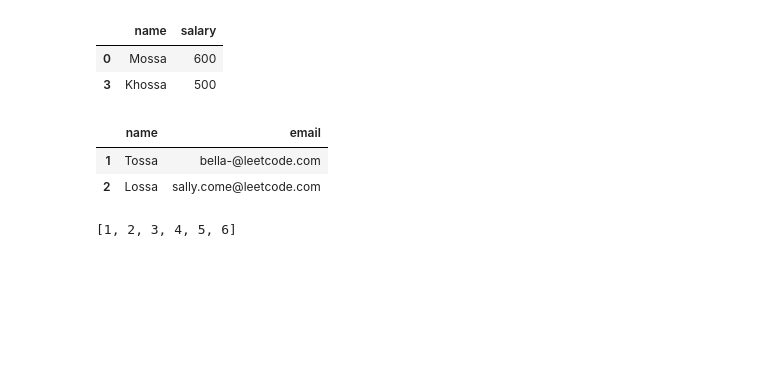
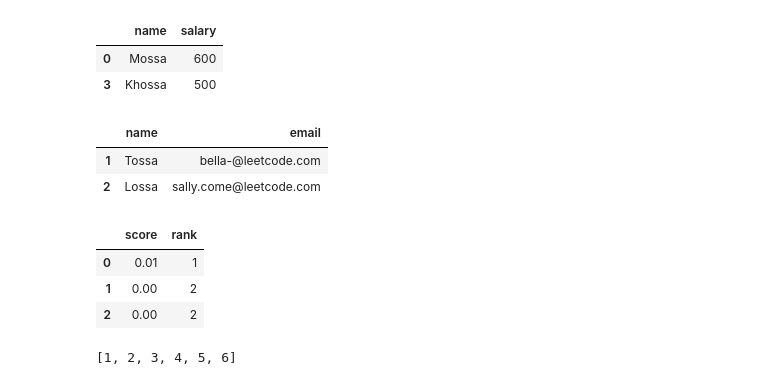
Before and after one commit to kc-011/Netlix-Titles-Dashboard, a Jupyter notebook: stuff.ipynb, the cells around one changed output. Drawn from its saved outputs; the diff is of its cells as text; code cells hidden in the pictures; blank space fills up the shorter version.

```diff
--- a/stuff.ipynb
+++ b/stuff.ipynb
@@ -109,6 +109,34 @@ users.loc[valid_emails]
 |  | name | email |
 | 1 | Tossa | bella-@leetcode.com |
 | 2 | Lossa | sally.come@leetcode.com |
+# %%
+lst = [0.01,0,0]
+count=1
+rank=[]
+if len(lst) == 1:
+    rank.append(count)
+elif len(lst) == 2 and lst[0] == lst[1]:
+    rank.extend([count,count])
+else:
+    for i in range(0,len(lst)-1):
+        if i == len(lst) - 2 and lst[-1] == lst[i+1]:
+            if lst[len(lst) - 2] == lst[-1]:
+                rank.extend([count,count])
+            else:
+                rank.extend([count,count+1])
+        elif lst[i]==lst[i+1]:
+                rank.extend([count])
+        else:
+            rank.append(count)
+            count+=1
+df2 = pd.DataFrame({'score':pd.Series(lst),'rank':pd.Series(rank)})
+df2
+#i hated you to death bye
+# %% [output]
+|  | score | rank |
+| 0 | 0.01 | 1 |
+| 1 | 0.00 | 2 |
+| 2 | 0.00 | 2 |
 # %%
 nums = [1,2,3,4,4,4,5,6]
 nums1 = pd.Series(data=nums)
```
Also changed, not shown: parts of 27 cells of this notebook, 2 other files.
